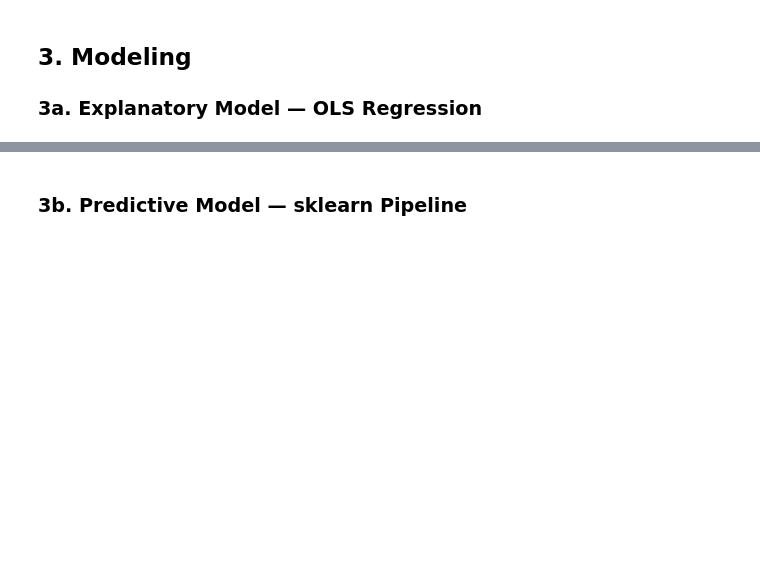
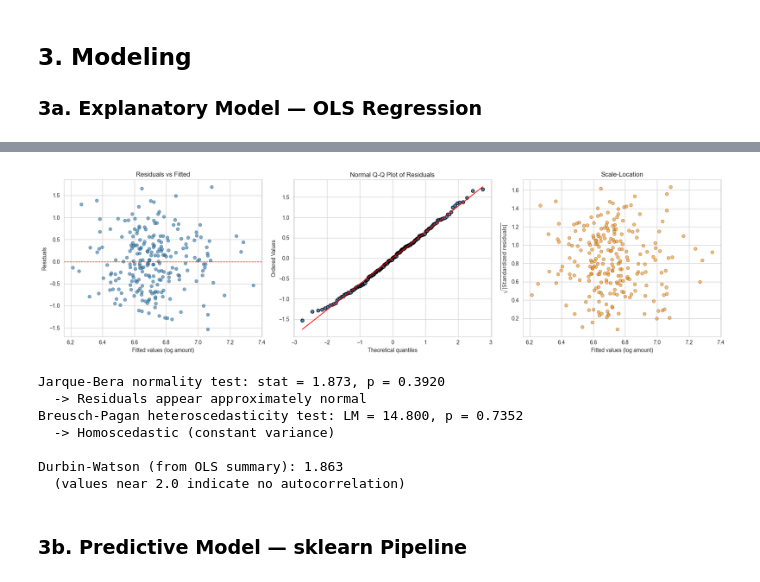
Before and after one commit to caydnbaldwin/INTEX-II, a Jupyter notebook: MachineLearning/ml-pipelines/campaign-roi-analyzer.ipynb, the cells around one changed output, grey strips where cells are left out. Cells and saved outputs as stored; diff of their text form; code cells hidden in the pictures; blank space fills up the shorter version.

```diff
--- a/MachineLearning/ml-pipelines/campaign-roi-analyzer.ipynb
+++ b/MachineLearning/ml-pipelines/campaign-roi-analyzer.ipynb
@@ -203,3 +209,56 @@ supporter_type_Volunteer  0.401149   1.667294e-02
+# %%
+# ── Ch. 9 OLS diagnostic plots ───────────────────────────────────────────────
+import scipy.stats as stats
+
+fitted_vals = ols.fittedvalues
+residuals = ols.resid
+standardized_resid = (residuals - residuals.mean()) / residuals.std()
+sqrt_abs_std_resid = np.sqrt(np.abs(standardized_resid))
+
+fig, axes = plt.subplots(1, 3, figsize=(18, 5))
+
+# Residuals vs Fitted
+axes[0].scatter(fitted_vals, residuals, alpha=0.6, edgecolors="k", linewidths=0.4)
+axes[0].axhline(0, color="red", linestyle="--", linewidth=1)
+axes[0].set_xlabel("Fitted values (log amount)")
+axes[0].set_ylabel("Residuals")
+axes[0].set_title("Residuals vs Fitted")
+
+# Q-Q Plot
+stats.probplot(residuals, dist="norm", plot=axes[1])
+axes[1].set_title("Normal Q-Q Plot of Residuals")
+axes[1].get_lines()[0].set_markerfacecolor("steelblue")
+axes[1].get_lines()[0].set_markeredgecolor("k")
+
+# Scale-Location
+axes[2].scatter(fitted_vals, sqrt_abs_std_resid, alpha=0.6, edgecolors="k", linewidths=0.4, color="darkorange")
+axes[2].set_xlabel("Fitted values (log amount)")
+axes[2].set_ylabel(r"$\sqrt{|\mathrm{Standardized\ residuals}|}$")
+axes[2].set_title("Scale-Location")
+
+plt.tight_layout()
+plt.show()
+
+# Formal tests (textbook Ch. 9 diagnostics)
+jb_stat, jb_pvalue = stats.jarque_bera(residuals)
+print(f"Jarque-Bera normality test: stat = {jb_stat:.3f}, p = {jb_pvalue:.4f}")
+print(f"  -> {'Residuals appear approximately normal' if jb_pvalue > 0.05 else 'Non-normality detected'}")
+
+bp_lm, bp_lm_p, _, _ = het_breuschpagan(residuals, ols.model.exog)
+print(f"Breusch-Pagan heteroscedasticity test: LM = {bp_lm:.3f}, p = {bp_lm_p:.4f}")
+print(f"  -> {'Homoscedastic (constant variance)' if bp_lm_p > 0.05 else 'Heteroscedasticity detected'}")
+
+print(f"\nDurbin-Watson (from OLS summary): {sm.stats.durbin_watson(residuals):.3f}")
+print("  (values near 2.0 indicate no autocorrelation)")
+# %% [output]
+[figure, added]
+Jarque-Bera normality test: stat = 1.873, p = 0.3920
+  -> Residuals appear approximately normal
+Breusch-Pagan heteroscedasticity test: LM = 14.800, p = 0.7352
+  -> Homoscedastic (constant variance)
+
+Durbin-Watson (from OLS summary): 1.863
+  (values near 2.0 indicate no autocorrelation)
 # %% [markdown]
 ### 3b. Predictive Model — sklearn Pipeline
 # %%
```
Also changed, not shown: parts of 7 cells of this notebook, 17 other files.
